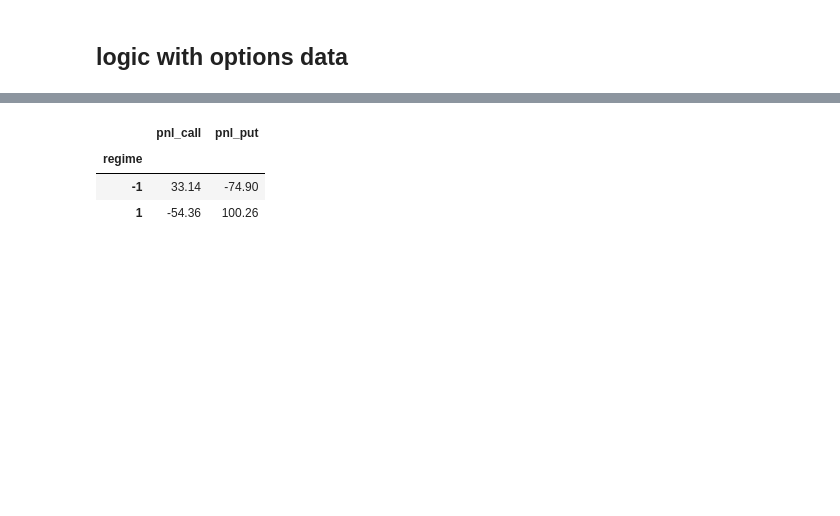
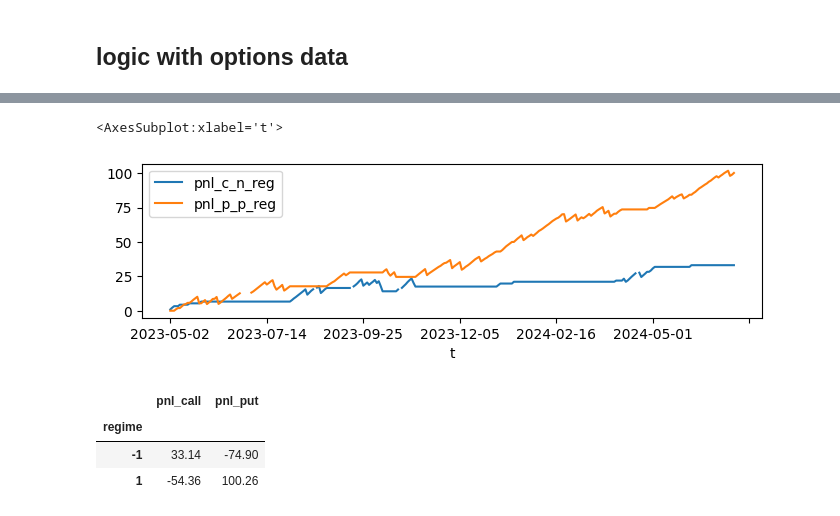
Before and after one commit to sculd/volatility_trading, a Jupyter notebook: sandbox_options.ipynb, the cells around one changed output, grey strips where cells are left out. Saved outputs shown, nothing was run; the diff lists cells and outputs as text; code cells hidden in the pictures; blank space fills up the shorter version.

```diff
--- a/sandbox_options.ipynb
+++ b/sandbox_options.ipynb
@@ -443,3 +489,5 @@ df_sbux_otm_put_options_spread_history = pd.read_pickle('market_data/df_sbux_otm
 df_spx_algo = df_spx_daily_expectation.join(df_spx_otm_call_options_spread_history[["pnl"]].add_suffix("_call")).join(
     df_spx_otm_put_options_spread_history[["pnl"]].add_suffix("_put")
 )
+df_spx_algo['pnl_c_n_reg'] = np.where(df_spx_algo.regime < 0, df_spx_algo.pnl_call, 0)
+df_spx_algo['pnl_p_p_reg'] = np.where(df_spx_algo.regime > 0, df_spx_algo.pnl_put, 0)
@@ -463,3 +511,8 @@ df_spx_algo
+# %%
+df_spx_algo[["pnl_c_n_reg", "pnl_p_p_reg"]].cumsum().plot(figsize=(8,2))
+# %% [output]
+<AxesSubplot:xlabel='t'>
+[figure, added]
 # %%
 df_spx_algo.groupby("regime")[["pnl_call", "pnl_put"]].sum()
 # %% [output]
```
Also changed, not shown: parts of 47 cells of this notebook.
